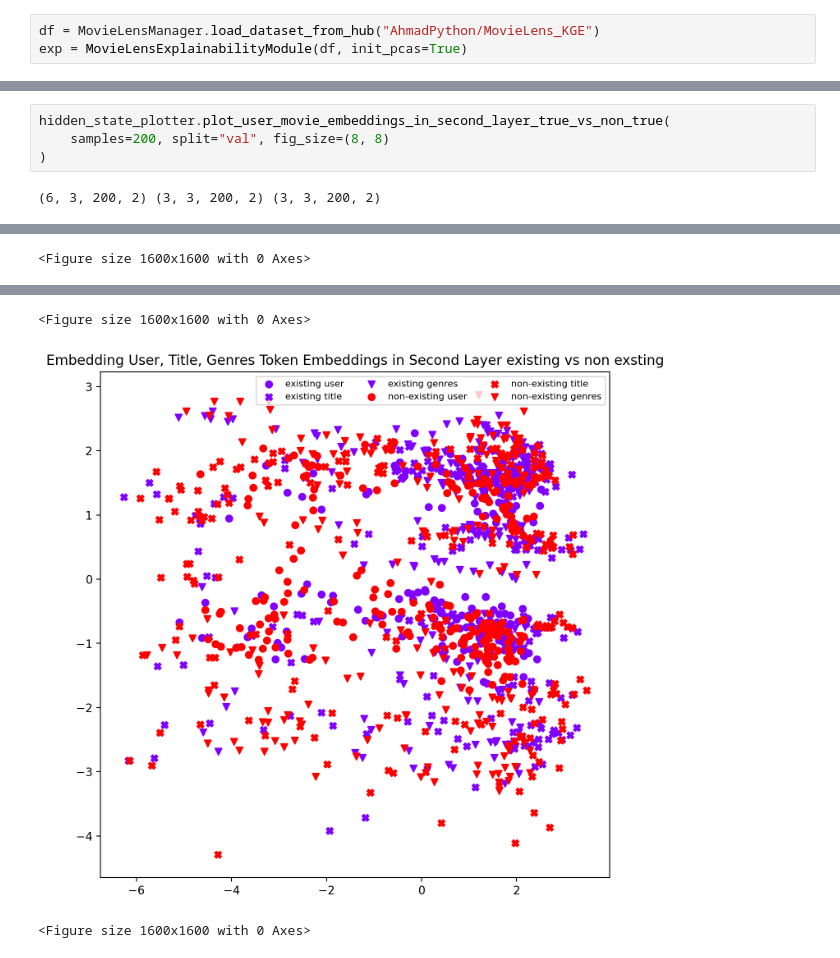
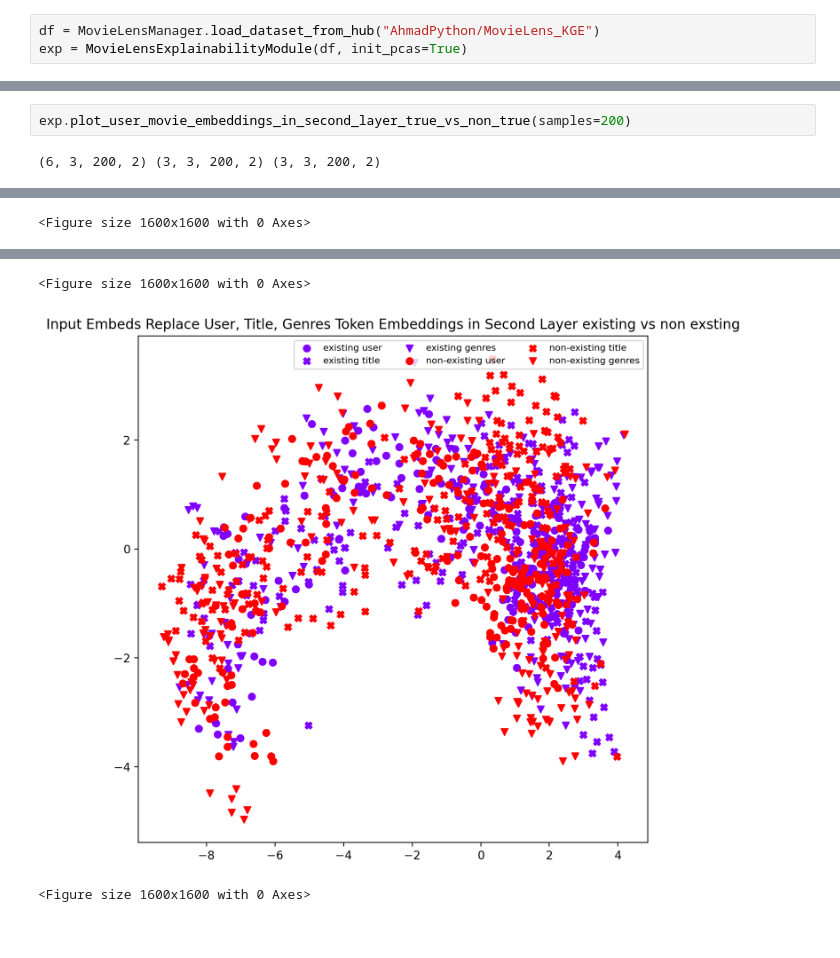
Before and after one commit to AhmadHAW/Hauptprojekt, a Jupyter notebook: hidden_states.ipynb, the cells around one changed output, grey strips where cells are left out. Drawn from its saved outputs; the diff is of its cells as text.

```diff
--- a/hidden_states.ipynb
+++ b/hidden_states.ipynb
@@ -117,6 +18,4 @@ hidden_state_plotter.plot_cls_true_vs_non_true(
 # %%
-hidden_state_plotter.plot_user_movie_embeddings_in_second_layer_true_vs_non_true(
-    samples=200, split="val", fig_size=(8, 8)
-)
+exp.plot_user_movie_embeddings_in_second_layer_true_vs_non_true(samples=200)
 # %% [output]
 (6, 3, 200, 2) (3, 3, 200, 2) (3, 3, 200, 2)
@@ -126,3 +25,3 @@ hidden_state_plotter.plot_user_movie_embeddings_in_second_layer_true_vs_non_true
 <Figure size 1600x1600 with 0 Axes>
-[figure, old version]
+[figure, new version]
 <Figure size 1600x1600 with 0 Axes>
```
Also changed, not shown: parts of 10 cells of this notebook, 33 other files.
